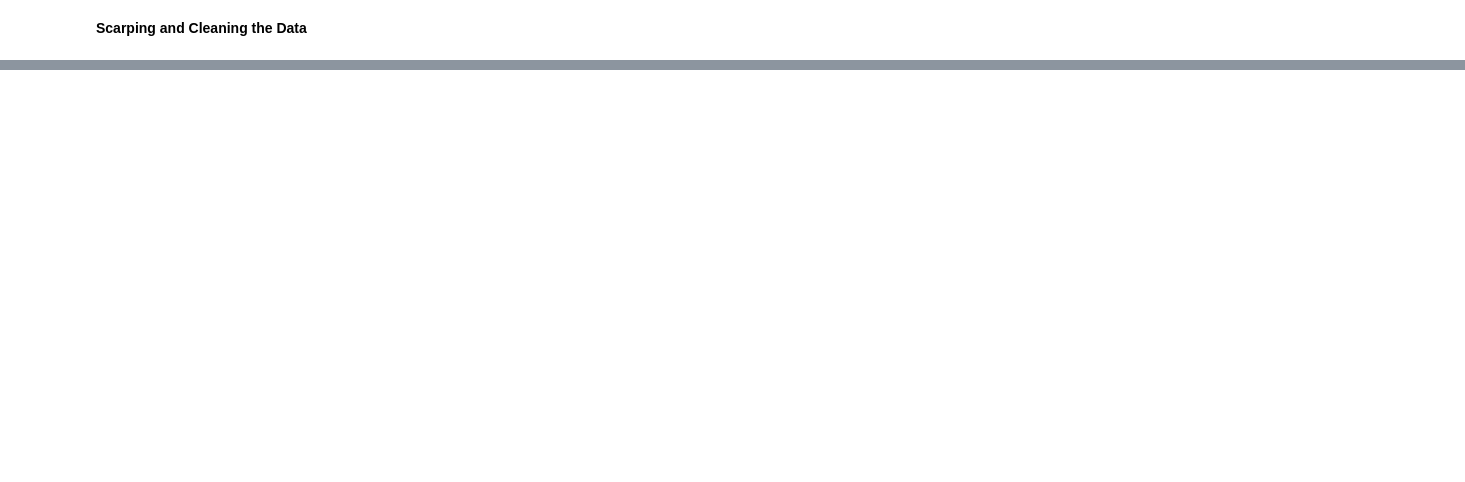
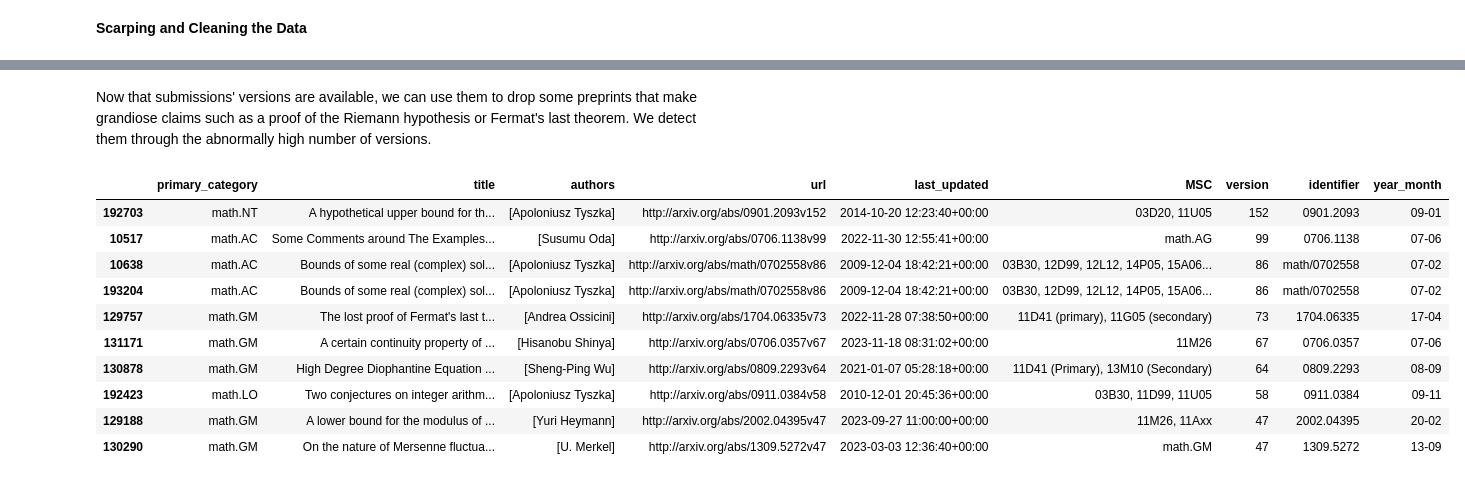
Before and after one commit to FilomKhash/Math-Preprint-Classifier, a Jupyter notebook: Scarping and Cleaning the Data.ipynb, the cells around one changed output, grey strips where cells are left out. Drawn from its saved outputs; the diff is of its cells as text; code cells hidden in the pictures; blank space fills up the shorter version.

Commit message:
Data scraping finalized

```diff
--- a/Scarping and Cleaning the Data.ipynb
+++ b/Scarping and Cleaning the Data.ipynb
@@ -445,0 +118,27 @@ data.to_csv('processed.csv',index=False)
+# %%
+#Initializing a data frame for saving the scraped data
+data=pd.DataFrame(columns=['primary_category','title','authors','url','last_updated','MSC'])
+
+
+#Constructing an API client.
+client = arxiv.Client(num_retries=5,page_size=1500,delay_seconds=10)
+
+print('Start fetching the data:')
+time_start=time.time()
+for category in math_categories:
+
+    #Search for the 12,000 most recent articles matching the provided category. (The API's limit is 300,000 results.)
+    search = arxiv.Search(
+      query = "cat:"+category,
+      max_results = 12000,
+      sort_by = arxiv.SortCriterion.SubmittedDate
+    )
+
+    results = client.results(search)  #This is an iterable.
+
+    double_list=list(map(lambda r:[r.primary_category,r.title,r.authors,r.entry_id,r.updated,r.categories[-1]],results))
+
+    data=pd.concat([data,
+                    pd.DataFrame(double_list,columns=['primary_category','title','authors','url','last_updated','MSC'])]
+                   ,ignore_index=True)
+    print(f'The category just scraped: {category}, the time elapsed so far: {time.time()-time_start}')
@@ -445,0 +186,13 @@ data.to_csv('processed.csv',index=False)
+# %%
+data['version']=data['url'].apply(lambda url:int(url.removeprefix('http://arxiv.org/abs/').split('v')[-1]))
+
+#Be careful, there is an archive solv-int (Exactly Solvable and Integrable Systems) which contains the letter v.
+data['identifier']=data['url'].apply(lambda url:url.removeprefix('http://arxiv.org/abs/').removesuffix('v'+url.removeprefix('http://arxiv.org/abs/').split('v')[-1]))
+
+def extract_year_month(identifier):
+    if len(identifier.split('.')[0])==4:         #For the current identifier scheme.
+        return identifier.split('.')[0][:2]+'-'+identifier.split('.')[0][2:]
+    else:                                        #For pre-2007 identifier scheme.
+        return identifier.split('/')[1][:2]+'-'+identifier.split('/')[1][2:4]
+data['year_month']=data['identifier'].apply(extract_year_month)
+data.head()
@@ -445,0 +206,16 @@ data.to_csv('processed.csv',index=False)
+# %% [markdown]
+Now that submissions' versions are available, we can use them to drop some preprints that make grandiose claims such as a proof of the Riemann hypothesis or Fermat's last theorem. We detect them through the abnormally high number of versions.
+# %%
+data.sort_values(by=['version'],ascending=False).head(10)
+# %% [output]
+|  | primary_category | title | authors | url | last_updated | MSC | version | identifier | year_month |
+| 192703 | math.NT | A hypothetical upper bound for th... | [Apoloniusz Tyszka] | http://arxiv.org/abs/0901.2093v152 | 2014-10-20 12:23:40+00:00 | 03D20, 11U05 | 152 | 0901.2093 | 09-01 |
+| 10517 | math.AC | Some Comments around The Examples... | [Susumu Oda] | http://arxiv.org/abs/0706.1138v99 | 2022-11-30 12:55:41+00:00 | math.AG | 99 | 0706.1138 | 07-06 |
+| 10638 | math.AC | Bounds of some real (complex) sol... | [Apoloniusz Tyszka] | http://arxiv.org/abs/math/0702558v86 | 2009-12-04 18:42:21+00:00 | 03B30, 12D99, 12L12, 14P05, 15A06... | 86 | math/0702558 | 07-02 |
+| 193204 | math.AC | Bounds of some real (complex) sol... | [Apoloniusz Tyszka] | http://arxiv.org/abs/math/0702558v86 | 2009-12-04 18:42:21+00:00 | 03B30, 12D99, 12L12, 14P05, 15A06... | 86 | math/0702558 | 07-02 |
+| 129757 | math.GM | The lost proof of Fermat's last t... | [Andrea Ossicini] | http://arxiv.org/abs/1704.06335v73 | 2022-11-28 07:38:50+00:00 | 11D41 (primary), 11G05 (secondary) | 73 | 1704.06335 | 17-04 |
+| 131171 | math.GM | A certain continuity property of ... | [Hisanobu Shinya] | http://arxiv.org/abs/0706.0357v67 | 2023-11-18 08:31:02+00:00 | 11M26 | 67 | 0706.0357 | 07-06 |
+| 130878 | math.GM | High Degree Diophantine Equation ... | [Sheng-Ping Wu] | http://arxiv.org/abs/0809.2293v64 | 2021-01-07 05:28:18+00:00 | 11D41 (Primary), 13M10 (Secondary) | 64 | 0809.2293 | 08-09 |
+| 192423 | math.LO | Two conjectures on integer arithm... | [Apoloniusz Tyszka] | http://arxiv.org/abs/0911.0384v58 | 2010-12-01 20:45:36+00:00 | 03B30, 11D99, 11U05 | 58 | 0911.0384 | 09-11 |
+| 129188 | math.GM | A lower bound for the modulus of ... | [Yuri Heymann] | http://arxiv.org/abs/2002.04395v47 | 2023-09-27 11:00:00+00:00 | 11M26, 11Axx | 47 | 2002.04395 | 20-02 |
+| 130290 | math.GM | On the nature of Mersenne fluctua... | [U. Merkel] | http://arxiv.org/abs/1309.5272v47 | 2023-03-03 12:36:40+00:00 | math.GM | 47 | 1309.5272 | 13-09 |
```
Also changed, not shown: parts of 54 cells of this notebook, 4 other files.
